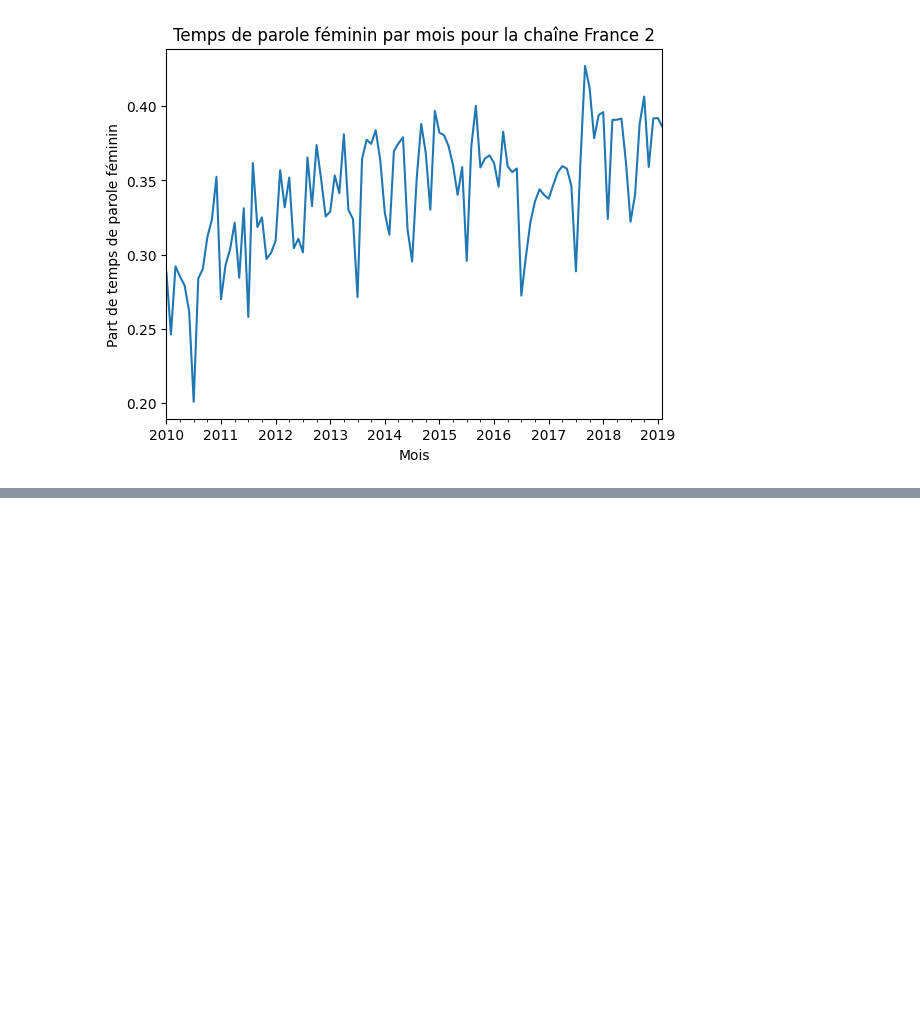
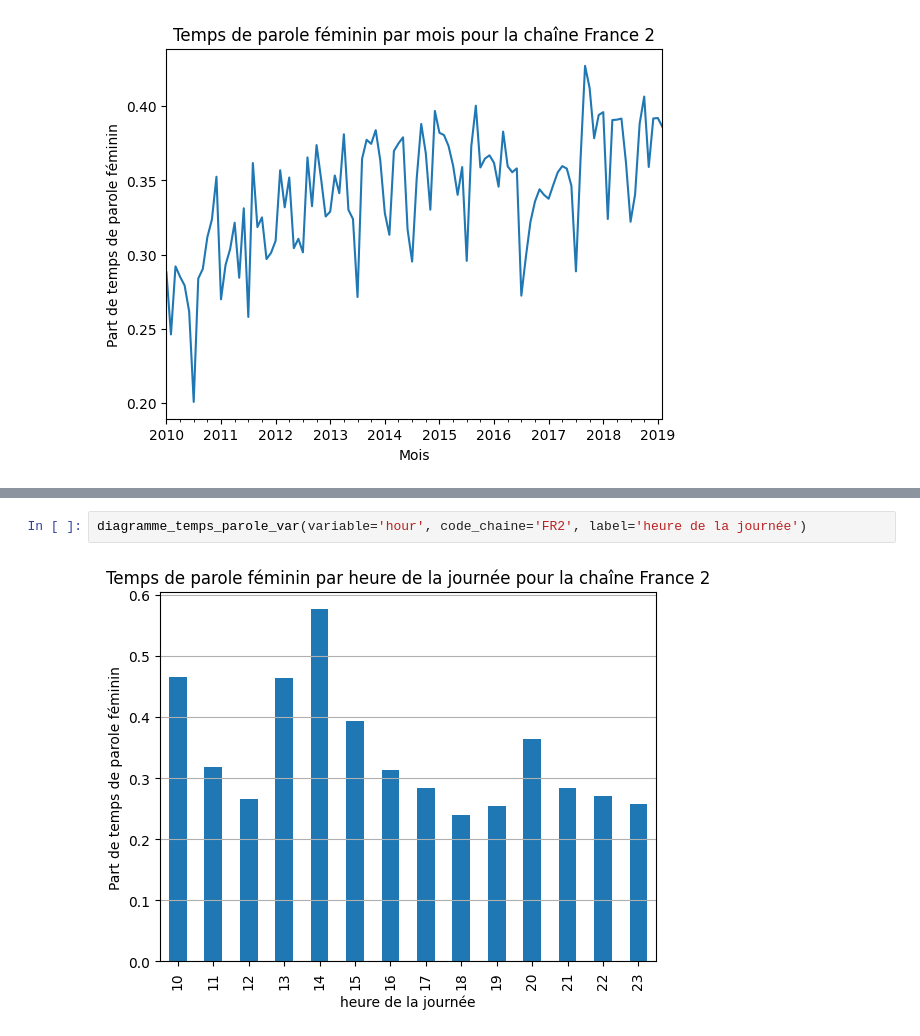
Before and after one commit to Gstrems/Projet_python_2A, a Jupyter notebook: stat_explo_parite.ipynb, the cells around one changed output, grey strips where cells are left out. Saved outputs shown, nothing was run; the diff lists cells and outputs as text; blank space fills up the shorter version.

```diff
--- a/stat_explo_parite.ipynb
+++ b/stat_explo_parite.ipynb
@@ -192,2 +155,6 @@ diagramme_temps_parole_mois('ART')
 # %% [output]
 [figure]
+# %%
+diagramme_temps_parole_var(variable='hour', code_chaine='FR2', label='heure de la journée')
+# %% [output]
+[figure, added]
```
Also changed, not shown: parts of 11 cells of this notebook.
